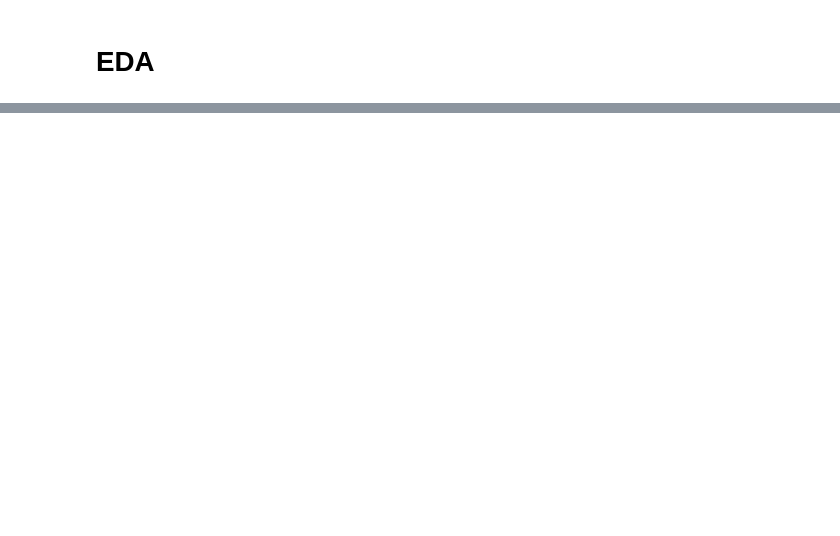
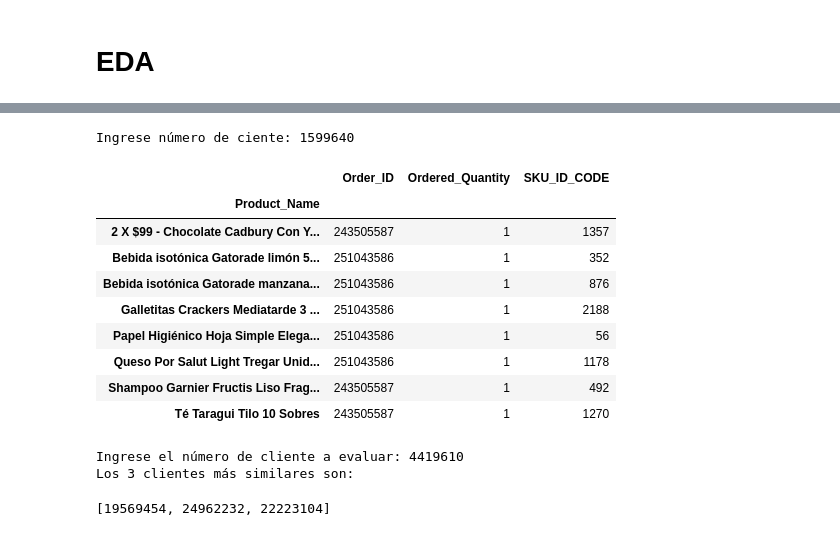
Before and after one commit to Properati-Analysis/-TP3, a Jupyter notebook: TP3.ipynb, the cells around one changed output, grey strips where cells are left out. Saved outputs shown, nothing was run; the diff lists cells and outputs as text; code cells hidden in the pictures; blank space fills up the shorter version.

```diff
--- a/TP3.ipynb
+++ b/TP3.ipynb
@@ -858,0 +248,6 @@ plt.ylabel('Calinski-Harabasz',fontsize=15);plt.xlabel('Número de clusters',fon
+# %%
+# Create a numeric user_id and product_id column
+df_full["User ID"] = df_full["User ID"].astype("category")
+df_full['SKU_ID'] = df_full['SKU_ID'].astype("category")
+df_full['User_ID_CODE'] = df_full['User ID'].cat.codes
+df_full['SKU_ID_CODE'] = df_full['SKU_ID'].cat.codes
@@ -858,0 +629,5 @@ plt.ylabel('Calinski-Harabasz',fontsize=15);plt.xlabel('Número de clusters',fon
+# %%
+def get_customer_purch():
+    user_id = int(input("Ingrese número de ciente:"))
+    res = df_cltes[df_cltes["User ID"]==user_id].groupby(by=["Product_Name"]).sum()
+    return res
@@ -858,0 +763,20 @@ plt.ylabel('Calinski-Harabasz',fontsize=15);plt.xlabel('Número de clusters',fon
+# %%
+get_customer_purch().sort_values("Ordered_Quantity", ascending=False)[:8]
+# %% [output]
+Ingrese número de ciente: 1599640
+|  | Order_ID | Ordered_Quantity | SKU_ID_CODE |
+| Product_Name |  |  |  |
+| 2 X $99 - Chocolate Cadbury Con Y... | 243505587 | 1 | 1357 |
+| Bebida isotónica Gatorade limón 5... | 251043586 | 1 | 352 |
+| Bebida isotónica Gatorade manzana... | 251043586 | 1 | 876 |
+| Galletitas Crackers Mediatarde 3 ... | 251043586 | 1 | 2188 |
+| Papel Higiénico Hoja Simple Elega... | 251043586 | 1 | 56 |
+| Queso Por Salut Light Tregar Unid... | 251043586 | 1 | 1178 |
+| Shampoo Garnier Fructis Liso Frag... | 243505587 | 1 | 492 |
+| Té Taragui Tilo 10 Sobres | 243505587 | 1 | 1270 |
+# %%
+sim_users_code()
+# %% [output]
+Ingrese el número de cliente a evaluar: 4419610
+Los 3 clientes más similares son:
+[19569454, 24962232, 22223104]
```
Also changed, not shown: parts of 194 cells of this notebook.
